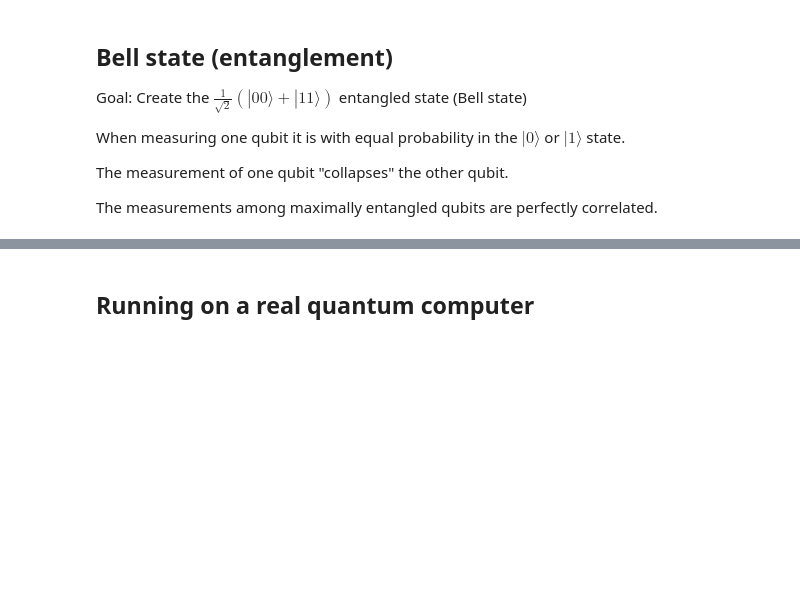
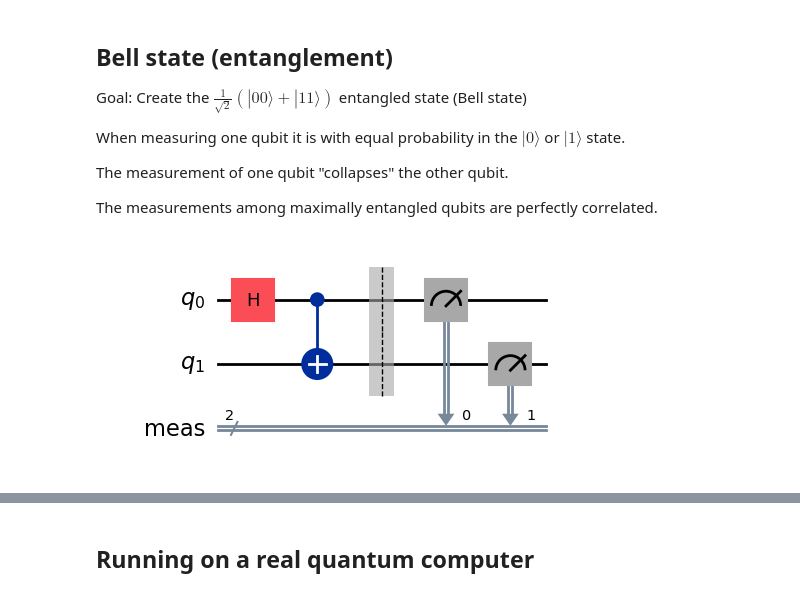
Before and after one commit to Joseph-Khoury/MQE_env, a Jupyter notebook: qiskit_env/Lecture 1/workbook_1_intro_to_qiskit.ipynb, the cells around one changed output, grey strips where cells are left out. Cells and saved outputs as stored; diff of their text form; code cells hidden in the pictures; blank space fills up the shorter version.

```diff
--- a/qiskit_env/Lecture 1/workbook_1_intro_to_qiskit.ipynb
+++ b/qiskit_env/Lecture 1/workbook_1_intro_to_qiskit.ipynb
@@ -183,7 +183,14 @@ The measurements among maximally entangled qubits are perfectly correlated.
 # %%
 # Create Bell state circuit (bell_circ). Meaure all qubits to clbits.
 
 # Your code goes here
+bell_circ = QuantumCircuit(2)
+bell_circ.h(0)
+bell_circ.cx(0,1)
+bell_circ.measure_all()
+bell_circ.draw("mpl")
+# %% [output]
+[figure, added]
 # %%
 # Run the bell circuit on a local backend and extract the counts (bell_counts)
 
```
Also changed, not shown: parts of 23 cells of this notebook, 5 other files.
